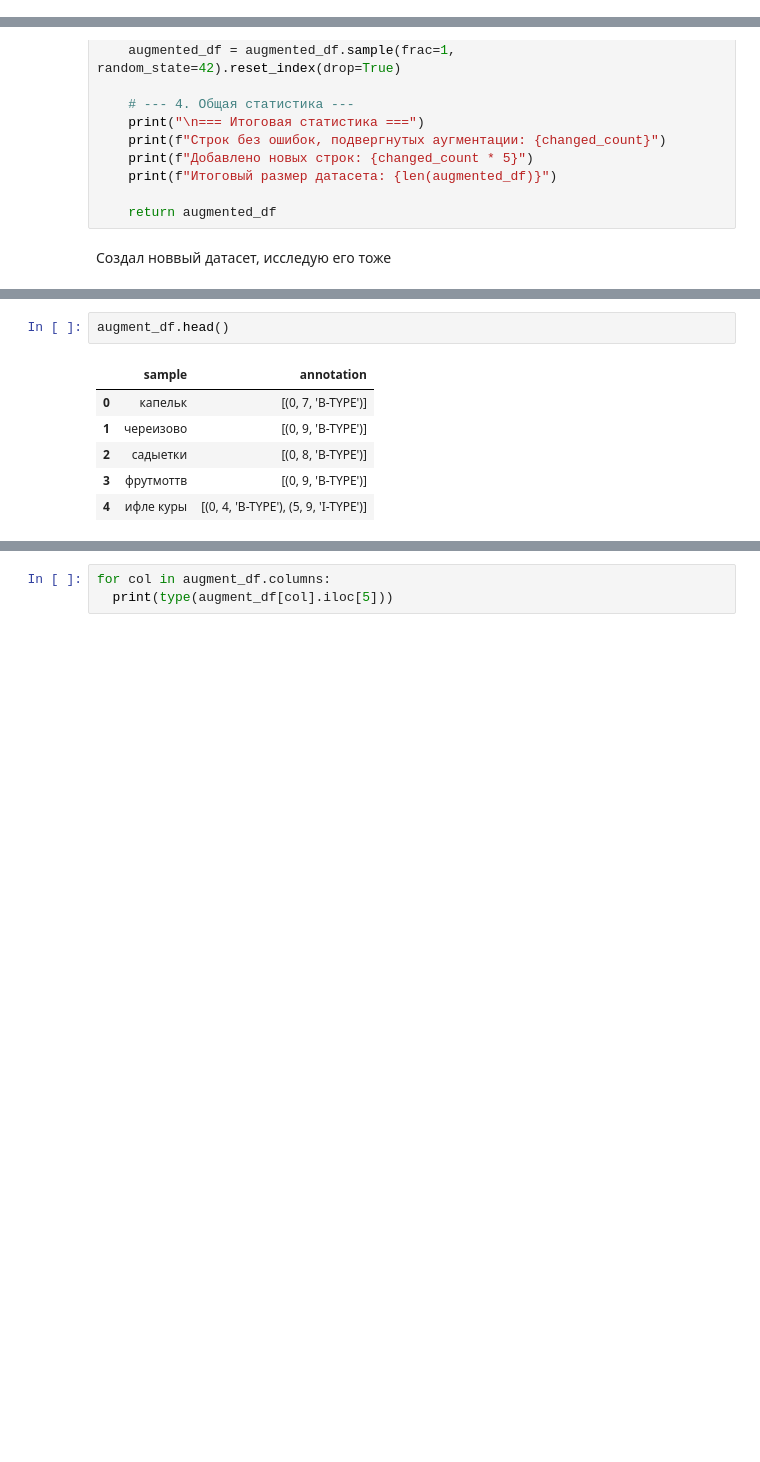
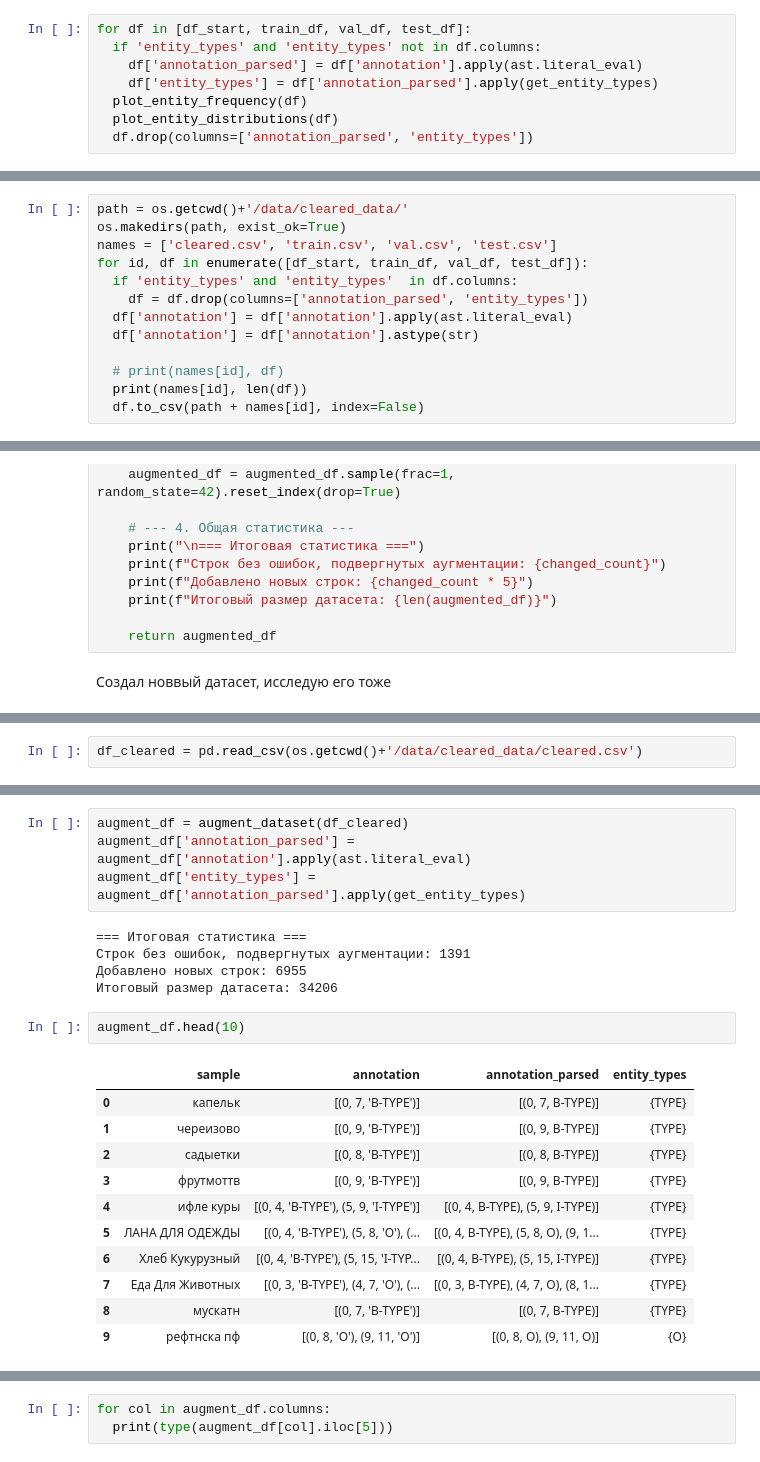
Before and after one commit to tokarevdr/ner-x5-hackathon, a Jupyter notebook: ML_PART/Data_explorer.ipynb, the cells around one changed output, grey strips where cells are left out. Cells and saved outputs as stored; diff of their text form; blank space fills up the shorter version.

Commit message:
Сделал 2 норм датасета (чистый и аугментированный) + начал норм работу с моделями. Пока запустил расчет и не хватило ресурсов, надо что-то придумать

```diff
--- a/ML_PART/Data_explorer.ipynb
+++ b/ML_PART/Data_explorer.ipynb
@@ -675,0 +698,8 @@ KeyError: "['annotation_parsed', 'entity_types'] not found in axis"
+# %%
+for df in [df_start, train_df, val_df, test_df]:
+  if 'entity_types' and 'entity_types' not in df.columns:
+    df['annotation_parsed'] = df['annotation'].apply(ast.literal_eval)
+    df['entity_types'] = df['annotation_parsed'].apply(get_entity_types)
+  plot_entity_frequency(df)
+  plot_entity_distributions(df)
+  df.drop(columns=['annotation_parsed', 'entity_types'])
@@ -675,0 +791,13 @@ KeyError: "['annotation_parsed', 'entity_types'] not found in axis"
+# %%
+path = os.getcwd()+'/data/cleared_data/'
+os.makedirs(path, exist_ok=True)
+names = ['cleared.csv', 'train.csv', 'val.csv', 'test.csv']
+for id, df in enumerate([df_start, train_df, val_df, test_df]):
+  if 'entity_types' and 'entity_types'  in df.columns:
+    df = df.drop(columns=['annotation_parsed', 'entity_types'])
+  df['annotation'] = df['annotation'].apply(ast.literal_eval)
+  df['annotation'] = df['annotation'].astype(str)
+
+  # print(names[id], df)
+  print(names[id], len(df))
+  df.to_csv(path + names[id], index=False)
@@ -792,0 +919,2 @@ augment_df = augment_dataset(df)
+# %%
+df_cleared = pd.read_csv(os.getcwd()+'/data/cleared_data/cleared.csv')
@@ -793,9 +941,23 @@ augment_df = augment_dataset(df)
+# %%
+augment_df = augment_dataset(df_cleared)
+augment_df['annotation_parsed'] = augment_df['annotation'].apply(ast.literal_eval)
+augment_df['entity_types'] = augment_df['annotation_parsed'].apply(get_entity_types)
+# %% [output]
+=== Итоговая статистика ===
+Строк без ошибок, подвергнутых аугментации: 1391
+Добавлено новых строк: 6955
+Итоговый размер датасета: 34206
 # %%
-augment_df.head()
+augment_df.head(10)
 # %% [output]
-|  | sample | annotation |
-| 0 | капельк | [(0, 7, 'B-TYPE')] |
-| 1 | череизово | [(0, 9, 'B-TYPE')] |
-| 2 | садыетки | [(0, 8, 'B-TYPE')] |
-| 3 | фрутмоттв | [(0, 9, 'B-TYPE')] |
-| 4 | ифле куры | [(0, 4, 'B-TYPE'), (5, 9, 'I-TYPE')] |
+|  | sample | annotation | annotation_parsed | entity_types |
+| 0 | капельк | [(0, 7, 'B-TYPE')] | [(0, 7, B-TYPE)] | {TYPE} |
+| 1 | череизово | [(0, 9, 'B-TYPE')] | [(0, 9, B-TYPE)] | {TYPE} |
+| 2 | садыетки | [(0, 8, 'B-TYPE')] | [(0, 8, B-TYPE)] | {TYPE} |
+| 3 | фрутмоттв | [(0, 9, 'B-TYPE')] | [(0, 9, B-TYPE)] | {TYPE} |
+| 4 | ифле куры | [(0, 4, 'B-TYPE'), (5, 9, 'I-TYPE')] | [(0, 4, B-TYPE), (5, 9, I-TYPE)] | {TYPE} |
+| 5 | ЛАНА ДЛЯ ОДЕЖДЫ | [(0, 4, 'B-TYPE'), (5, 8, 'O'), (... | [(0, 4, B-TYPE), (5, 8, O), (9, 1... | {TYPE} |
+| 6 | Хлеб Кукурузный | [(0, 4, 'B-TYPE'), (5, 15, 'I-TYP... | [(0, 4, B-TYPE), (5, 15, I-TYPE)] | {TYPE} |
+| 7 | Еда Для Животных | [(0, 3, 'B-TYPE'), (4, 7, 'O'), (... | [(0, 3, B-TYPE), (4, 7, O), (8, 1... | {TYPE} |
+| 8 | мускатн | [(0, 7, 'B-TYPE')] | [(0, 7, B-TYPE)] | {TYPE} |
+| 9 | рефтнска пф | [(0, 8, 'O'), (9, 11, 'O')] | [(0, 8, O), (9, 11, O)] | {O} |
```
Also changed, not shown: parts of 50 cells of this notebook, 2 other files.
